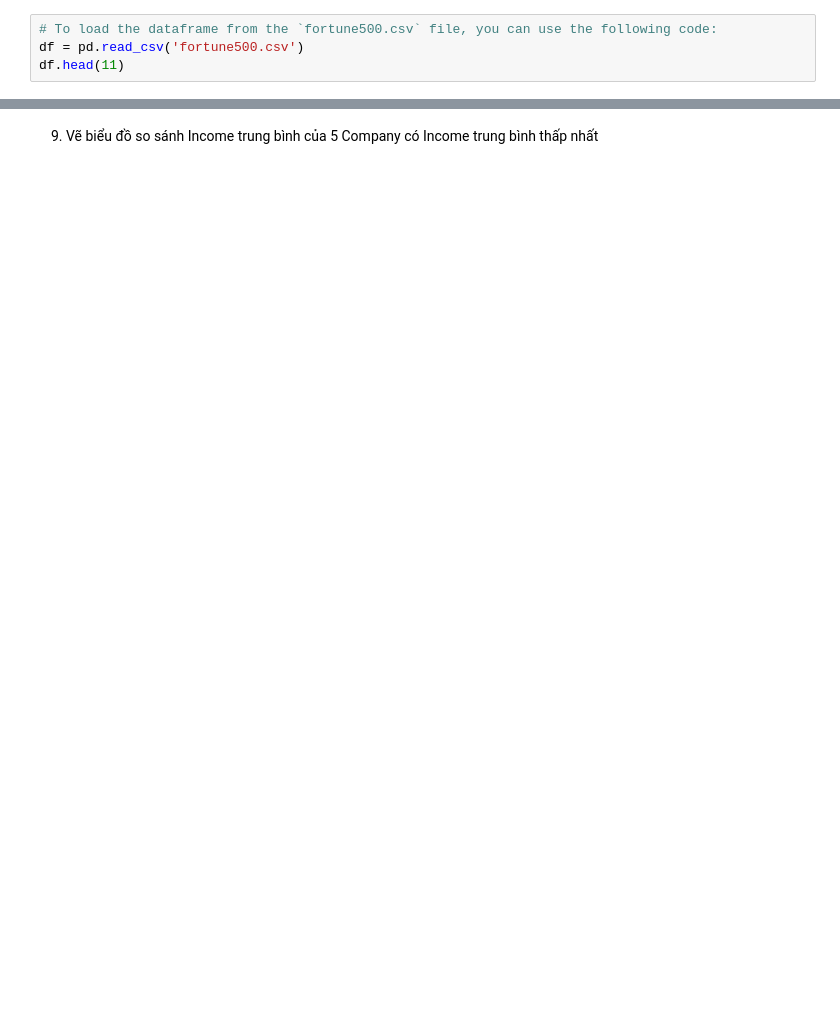
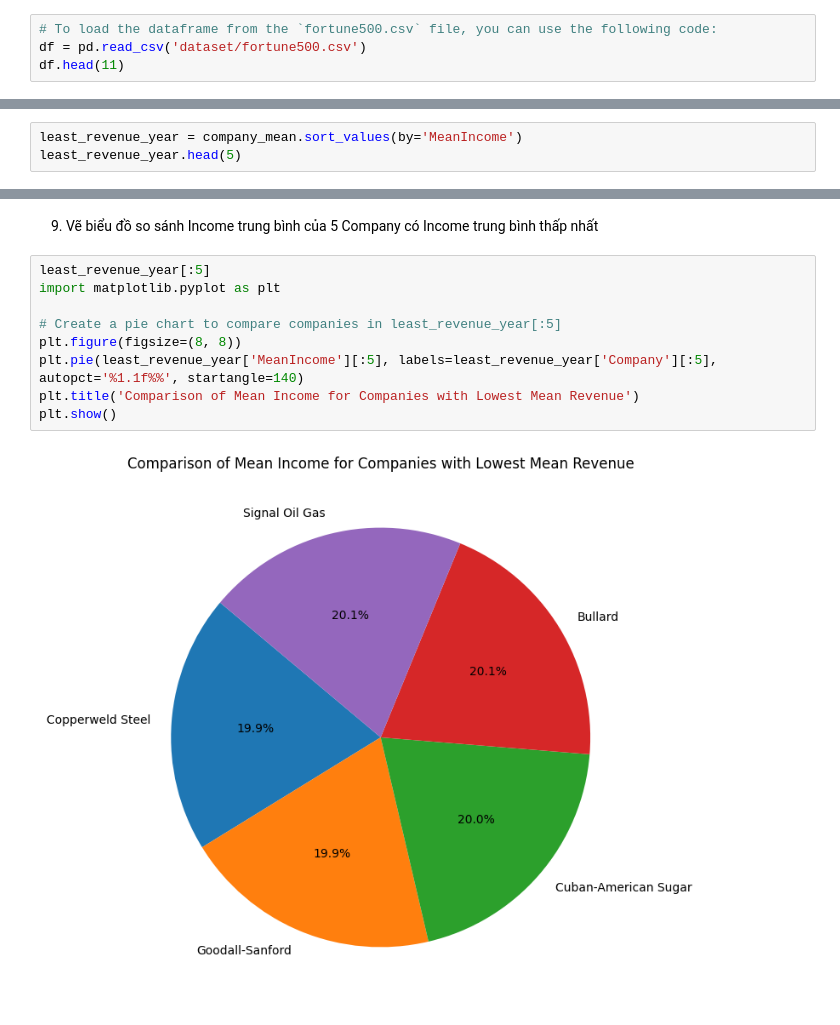
Before and after one commit to MathematicGuy/Machine-Learning-2024, a Jupyter notebook: Learn/DataAnalysis/Analysis.ipynb, the cells around one changed output, grey strips where cells are left out. Saved outputs shown, nothing was run; the diff lists cells and outputs as text; blank space fills up the shorter version.

```diff
--- a/Learn/DataAnalysis/Analysis.ipynb
+++ b/Learn/DataAnalysis/Analysis.ipynb
@@ -2,7 +2,7 @@
 import pandas as pd
 # %%
 # To load the dataframe from the `fortune500.csv` file, you can use the following code:
-df = pd.read_csv('fortune500.csv')
+df = pd.read_csv('dataset/fortune500.csv')
 df.head(11)
 # %% [output]
 |  | Year | Rank | Company | Income | Revenue |
@@ -131,0 +122,3 @@ most_revenue_year.head()
+# %%
+least_revenue_year = company_mean.sort_values(by='MeanIncome')
+least_revenue_year.head(5)
@@ -134,2 +147,13 @@ most_revenue_year.head()
 # %% [markdown]
 9. Vẽ biểu đồ so sánh Income trung bình của 5 Company có Income trung bình thấp nhất
+# %%
+least_revenue_year[:5]
+import matplotlib.pyplot as plt
+
+# Create a pie chart to compare companies in least_revenue_year[:5]
+plt.figure(figsize=(8, 8))
+plt.pie(least_revenue_year['MeanIncome'][:5], labels=least_revenue_year['Company'][:5], autopct='%1.1f%%', startangle=140)
+plt.title('Comparison of Mean Income for Companies with Lowest Mean Revenue')
+plt.show()
+# %% [output]
+[figure, added]
```
Also changed, not shown: parts of 6 cells of this notebook, 9 other files.
